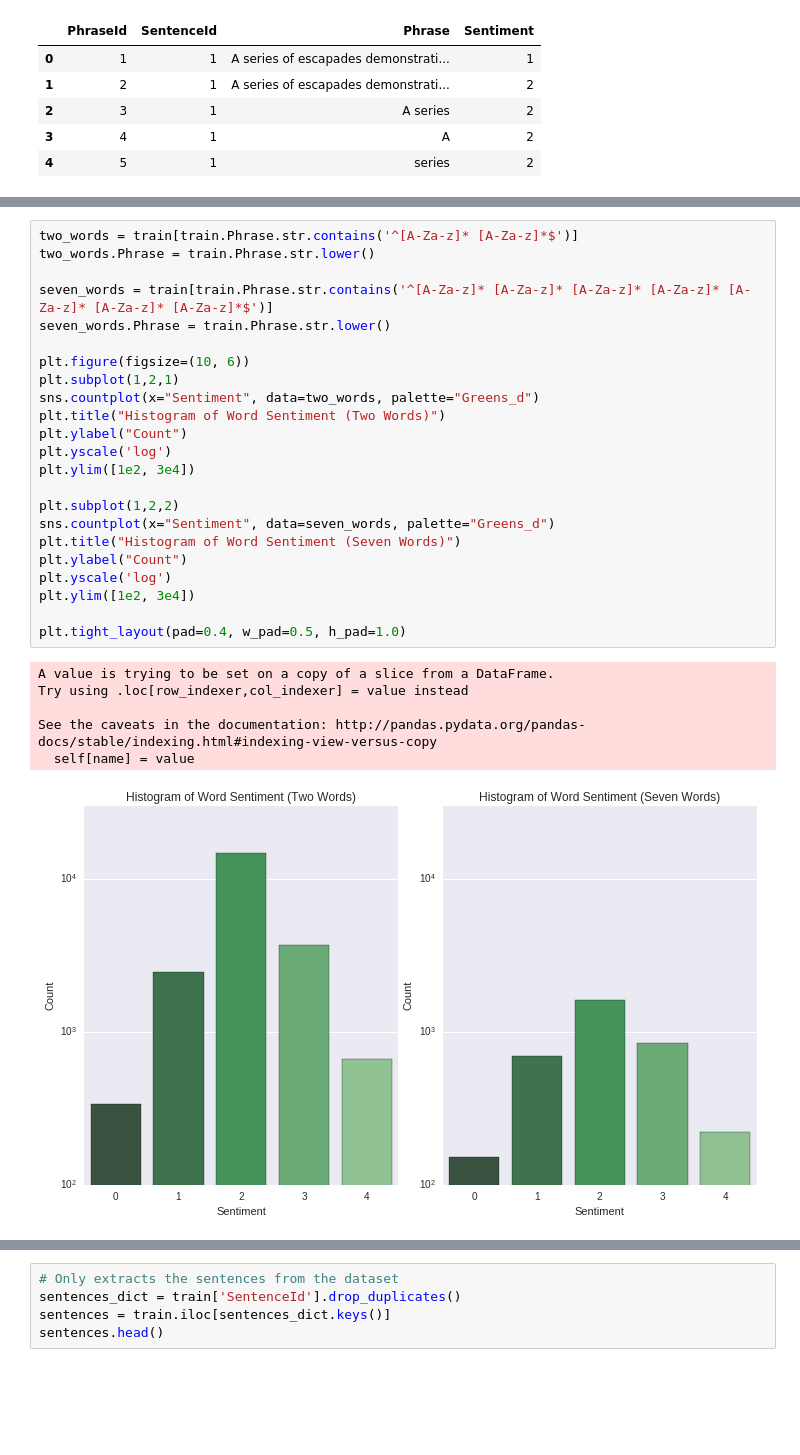
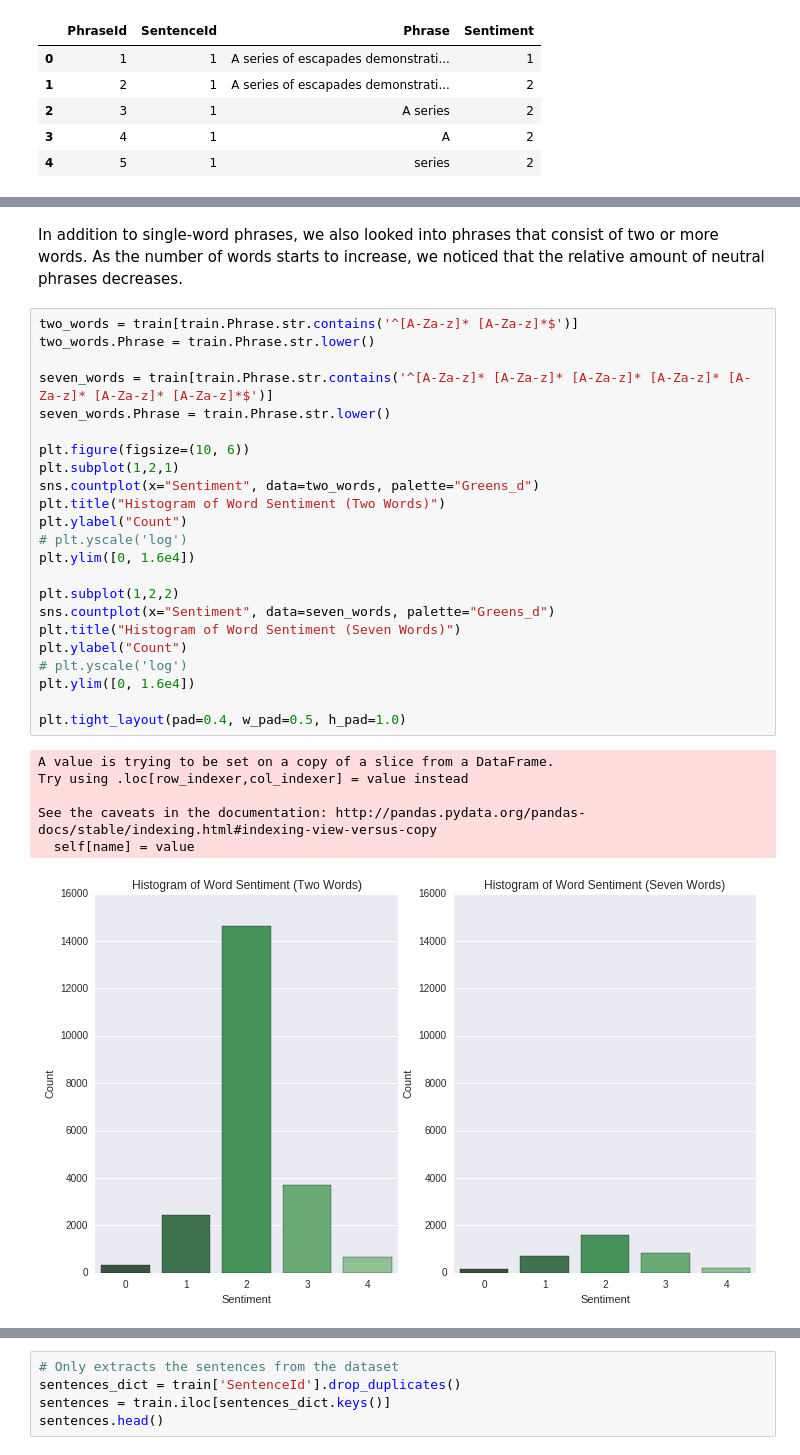
Before and after one commit to paulruvolo/DataScience16CYOA, a Jupyter notebook: data_exploration.ipynb, the cells around one changed output, grey strips where cells are left out. Cells and saved outputs as stored; diff of their text form; blank space fills up the shorter version.

```diff
--- a/data_exploration.ipynb
+++ b/data_exploration.ipynb
@@ -82,33 +88,35 @@ plt.ylabel("Count")
 # %% [output]
 <matplotlib.text.Text at 0x...>
 [figure]
+# %% [markdown]
+In addition to single-word phrases, we also looked into phrases that consist of two or more words. As the number of words starts to increase, we noticed that the relative amount of neutral phrases decreases.
 # %%
 two_words = train[train.Phrase.str.contains('^[A-Za-z]* [A-Za-z]*$')]
 two_words.Phrase = train.Phrase.str.lower()
 
 seven_words = train[train.Phrase.str.contains('^[A-Za-z]* [A-Za-z]* [A-Za-z]* [A-Za-z]* [A-Za-z]* [A-Za-z]* [A-Za-z]*$')]
 seven_words.Phrase = train.Phrase.str.lower()
 
 plt.figure(figsize=(10, 6))
 plt.subplot(1,2,1)
 sns.countplot(x="Sentiment", data=two_words, palette="Greens_d")
 plt.title("Histogram of Word Sentiment (Two Words)")
 plt.ylabel("Count")
-plt.yscale('log')
-plt.ylim([1e2, 3e4])
+# plt.yscale('log')
+plt.ylim([0, 1.6e4])
 
 plt.subplot(1,2,2)
 sns.countplot(x="Sentiment", data=seven_words, palette="Greens_d")
 plt.title("Histogram of Word Sentiment (Seven Words)")
 plt.ylabel("Count")
-plt.yscale('log')
-plt.ylim([1e2, 3e4])
+# plt.yscale('log')
+plt.ylim([0, 1.6e4])
 
 plt.tight_layout(pad=0.4, w_pad=0.5, h_pad=1.0)
 # %% [output]
 A value is trying to be set on a copy of a slice from a DataFrame.
 Try using .loc[row_indexer,col_indexer] = value instead
 
 See the caveats in the documentation: http://pandas.pydata.org/pandas-docs/stable/indexing.html#indexing-view-versus-copy
   self[name] = value
-[figure, old version]
+[figure, new version]
```
Also changed, not shown: parts of 25 cells of this notebook, 2 other files.
